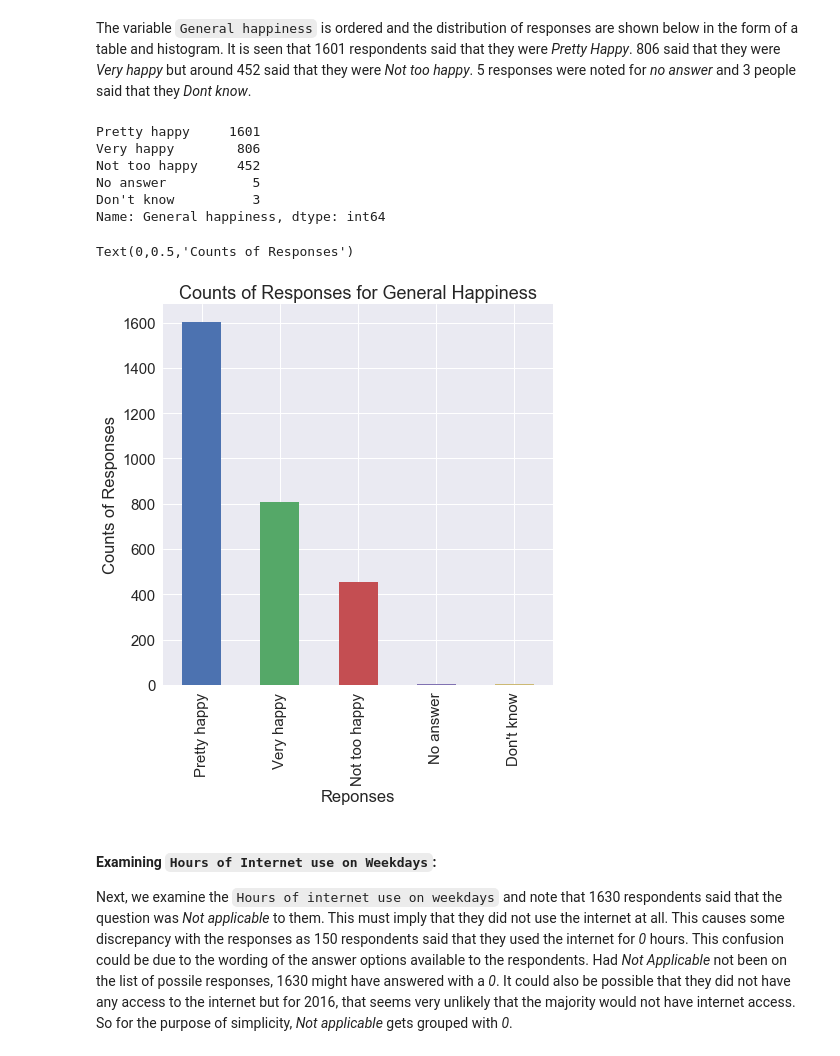
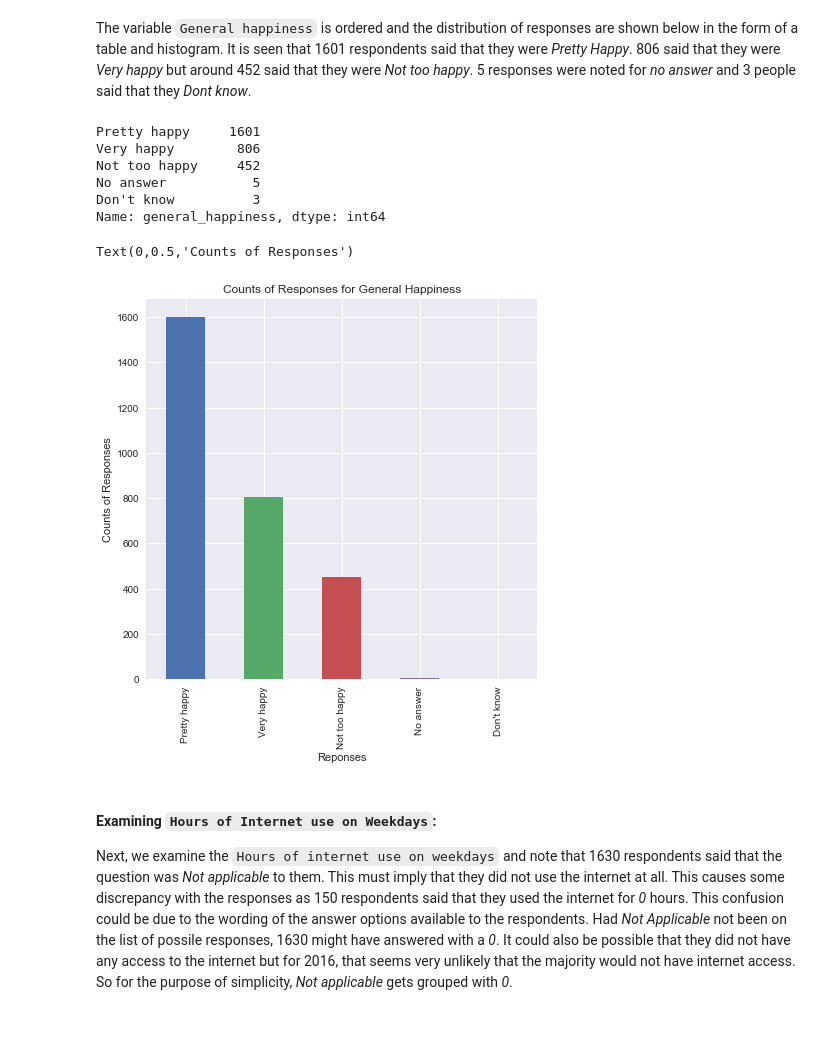
Before and after one commit to shrutirao94/pursuit-of-happiness, a Jupyter notebook: The Pursuit of Happiness.ipynb, the cells around one changed output. Saved outputs shown, nothing was run; the diff lists cells and outputs as text; code cells hidden in the pictures; blank space fills up the shorter version.

```diff
--- a/The Pursuit of Happiness.ipynb
+++ b/The Pursuit of Happiness.ipynb
@@ -20,9 +20,18 @@ import numpy as np
 import seaborn as sns
 import matplotlib.pyplot as plt
 
-% matplotlib inline
+import statsmodels.api as sm
+from sklearn.linear_model import LinearRegression
+import scipy, scipy.stats
+from statsmodels.formula.api import ols
+import statsmodels.stats.api as sms
+
+from IPython.display import HTML, display
+%matplotlib inline
+sns.set()
 # %%
 data = pd.read_csv('data.csv')
+data.dropna(axis = 0, how='any', inplace=True)
 data.head()
 # %% [output]
 |  | Gss year for this respondent | Use googlesn | Use pinterst | Use flickr | Use vine | Use clssmtes | ... |
@@ -43,6 +52,11 @@ data = data.drop(['Gss year for this respondent                       ', 'Do you
            ,'Use internet/apps more than occassionally','Use internet/apps from phone or tablet'
            , 'Used internet/apps yesterday','Which social network did you join most recently'
            , 'Which social network did you join first', 'Minutes of internet use on weekdays'], axis =1)
+# %%
+data.columns = ['google', 'pinterest', 'flickr', 'vine', 'clssmtes', 'internet_hrs_weekdays'
+                , 'whatsapp', 'tumblr', 'general_happiness', 'marriage_happiness', 'present_happiness'
+                , 'happy_unhappy', 'twitter', 'facebook', 'instagram', 'linkedin', 'snapchat'
+                , 'internet_hrs_weekends']
 # %%
 data.describe()
 # %% [output]
@@ -68,7 +82,7 @@ data.describe()
 # %% [markdown]
 The variable `General happiness` is ordered and the distribution of responses are shown below in the form of a table and histogram. It is seen that 1601 respondents said that they were _Pretty Happy_. 806 said that they were _Very happy_ but around 452 said that they were _Not too happy_. 5 responses were noted for _no answer_ and 3 people said that they _Dont know_.
 # %%
-gen_happiness = data['General happiness'].value_counts()
+gen_happiness = data['general_happiness'].value_counts()
 gen_happiness
 # %% [output]
 Pretty happy     1601
@@ -76,16 +90,16 @@ Very happy        806
 Not too happy     452
 No answer           5
 Don't know          3
-Name: General happiness, dtype: int64
+Name: general_happiness, dtype: int64
 # %%
 plt.figure(figsize = (7,7))
-gen_happiness = data['General happiness'].value_counts().plot(kind='bar')
+gen_happiness = data['general_happiness'].value_counts().plot(kind='bar')
 plt.title("Counts of Responses for General Happiness")
 plt.xlabel("Reponses")
 plt.ylabel("Counts of Responses")
 # %% [output]
 Text(0,0.5,'Counts of Responses')
-[figure, old version]
+[figure, new version]
 # %% [markdown]
 #### Examining `Hours of Internet use on Weekdays`:
 
```
Also changed, not shown: parts of 14 cells of this notebook.
